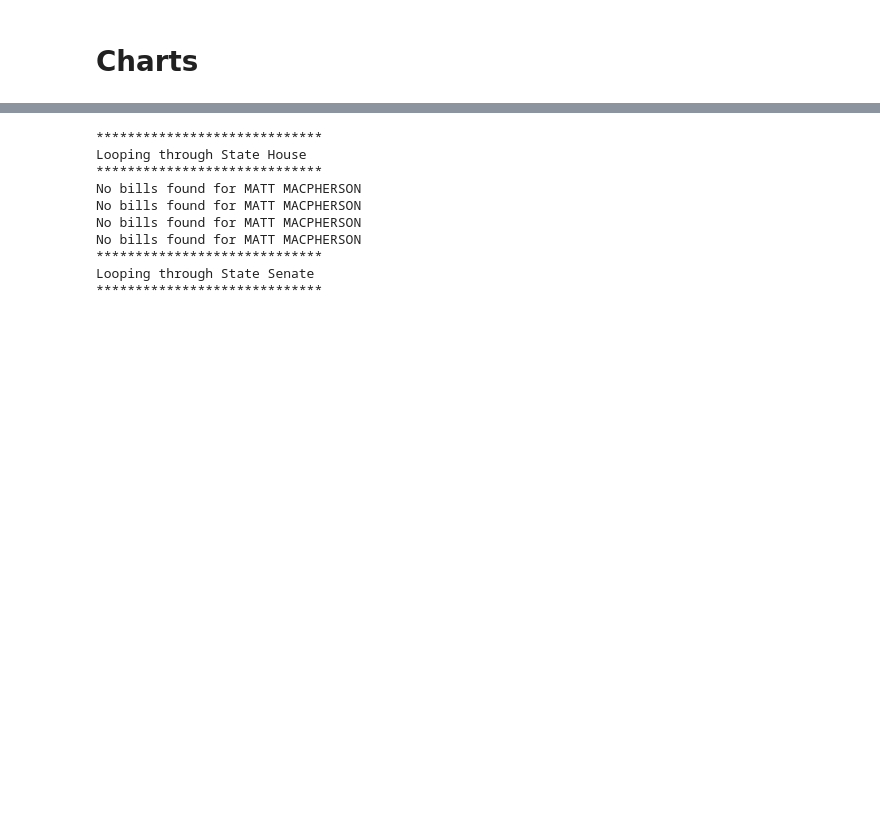
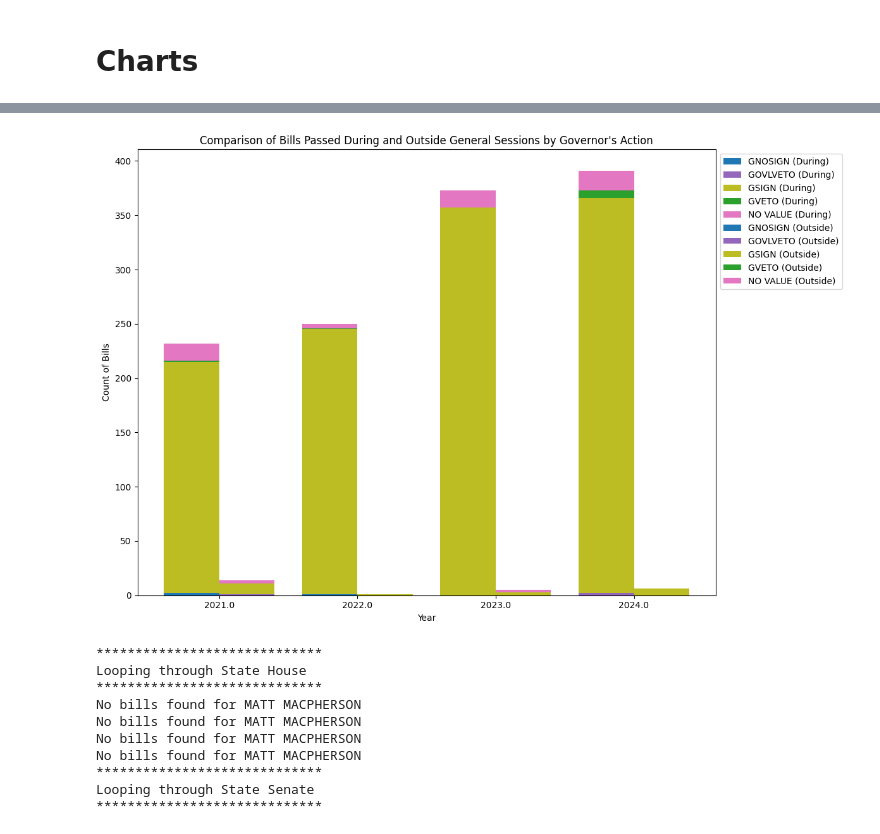
Before and after one commit to CristylePGarrard/ElectionTime, a Jupyter notebook: legislative_branch_kpi.ipynb, the cells around one changed output, grey strips where cells are left out. Saved outputs shown, nothing was run; the diff lists cells and outputs as text; code cells hidden in the pictures; blank space fills up the shorter version.

```diff
--- a/legislative_branch_kpi.ipynb
+++ b/legislative_branch_kpi.ipynb
@@ -849,0 +1041,19 @@ def wordcloud_bill_titles(df, name_on_ballot, color_map, num_words, base_drive_p
+# %%
+def aggregate_bills_by_action(df):
+    """
+    Aggregate the counts of bills by year, session status, and Governor's Action.
+
+    Parameters:
+    - df: DataFrame with 'Year', 'Session Status', and 'Governor's Action' columns.
+
+    Returns:
+    - A DataFrame with counts of bills by year, session status, and Governor's Action.
+    """
+    # Group by Year, Session Status, and Governor's Action, then count the occurrences
+    summary = df.groupby(['Year', 'Session Status', "Governor's Action"]).size().unstack(fill_value=0)
+
+    # Reindex to include 'During Session' and 'Outside Session' for every year
+    summary = summary.reset_index().set_index(['Year', 'Session Status'])
+    summary = summary.unstack(level='Session Status').fillna(0)
+
+    return summary
@@ -849,0 +1115,4 @@ def wordcloud_bill_titles(df, name_on_ballot, color_map, num_words, base_drive_p
+# %%
+years = range(2020, 2024 + 1)
+session_dates = {year: (get_general_session_start_date(year), get_general_session_end_date(year)) for year in years}
+print(session_dates)
@@ -849,0 +1121,3 @@ def wordcloud_bill_titles(df, name_on_ballot, color_map, num_words, base_drive_p
+# %%
+classified_bills = classify_bills_by_session_status(merged_df, session_dates)
+print(classified_bills.head())
@@ -849,0 +1142,3 @@ def wordcloud_bill_titles(df, name_on_ballot, color_map, num_words, base_drive_p
+# %%
+summary = aggregate_bills_by_action(classified_bills)
+print(summary)
@@ -850,3 +1163,7 @@ def wordcloud_bill_titles(df, name_on_ballot, color_map, num_words, base_drive_p
+# %%
+plot_session_comparison_chart(summary)
+# %% [output]
+[figure, added]
 # %%
 # Now we have the cahrts, lets save the data to a drive so we can use those charts to create a website
 
```
Also changed, not shown: parts of 39 cells of this notebook.
